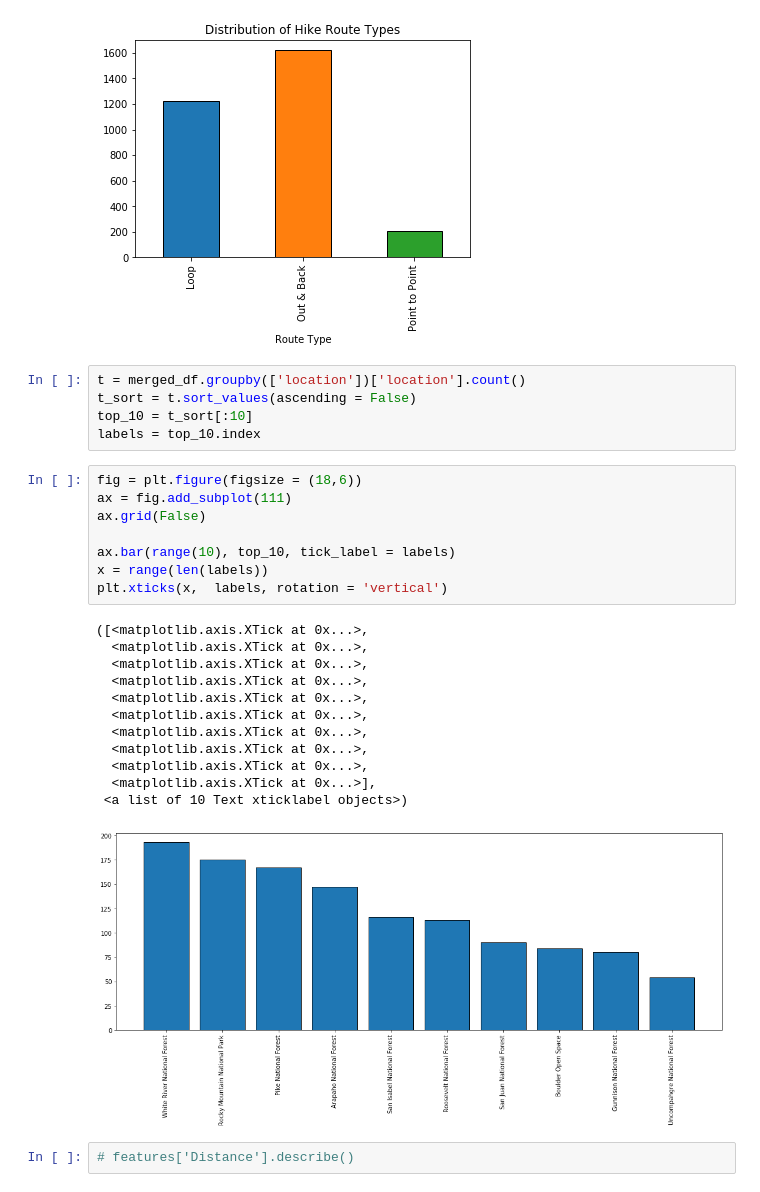
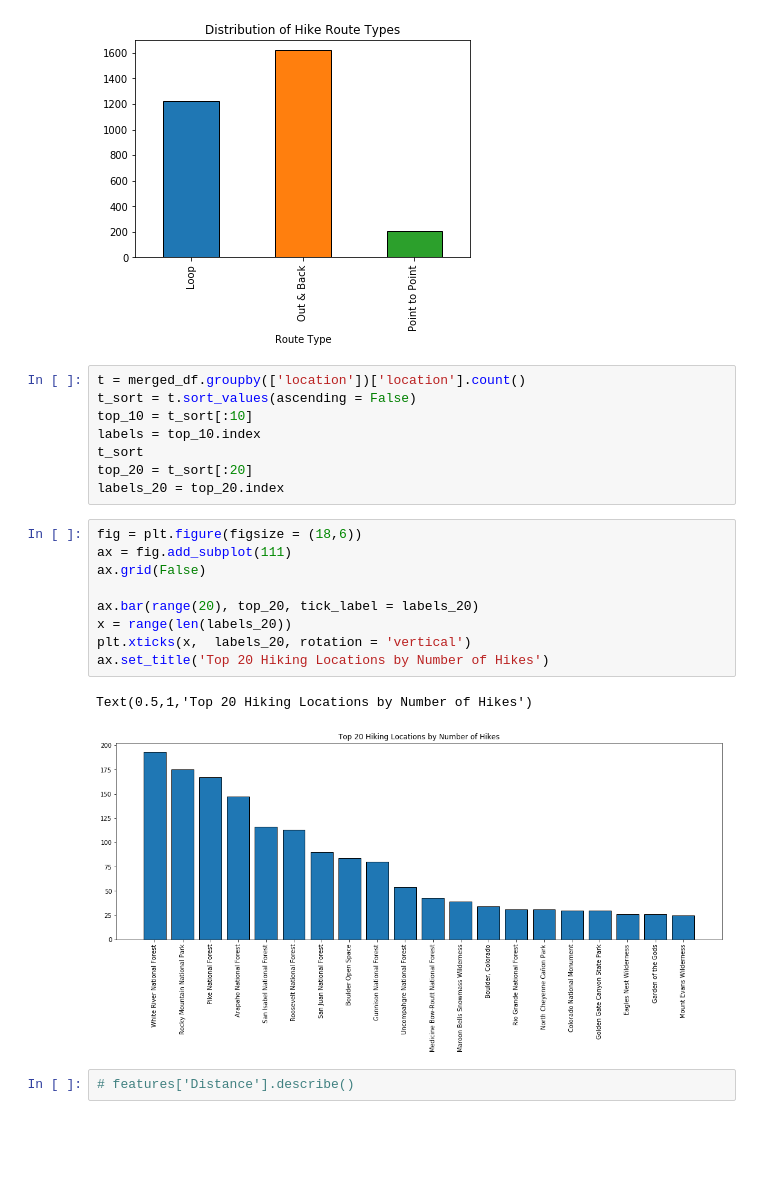
Before and after one commit to evanhosmer/Colorado-Hiking-Recommender, a Jupyter notebook: src/EDA.ipynb, the cells around one changed output. Cells and saved outputs as stored; diff of their text form; blank space fills up the shorter version.

```diff
--- a/src/EDA.ipynb
+++ b/src/EDA.ipynb
@@ -47,26 +47,20 @@ t = merged_df.groupby(['location'])['location'].count()
 t_sort = t.sort_values(ascending = False)
 top_10 = t_sort[:10]
 labels = top_10.index
+t_sort
+top_20 = t_sort[:20]
+labels_20 = top_20.index
 # %%
 fig = plt.figure(figsize = (18,6))
 ax = fig.add_subplot(111)
 ax.grid(False)
 
-ax.bar(range(10), top_10, tick_label = labels)
-x = range(len(labels))
-plt.xticks(x,  labels, rotation = 'vertical')
+ax.bar(range(20), top_20, tick_label = labels_20)
+x = range(len(labels_20))
+plt.xticks(x,  labels_20, rotation = 'vertical')
+ax.set_title('Top 20 Hiking Locations by Number of Hikes')
 # %% [output]
-([<matplotlib.axis.XTick at 0x...>,
-  <matplotlib.axis.XTick at 0x...>,
-  <matplotlib.axis.XTick at 0x...>,
-  <matplotlib.axis.XTick at 0x...>,
-  <matplotlib.axis.XTick at 0x...>,
-  <matplotlib.axis.XTick at 0x...>,
-  <matplotlib.axis.XTick at 0x...>,
-  <matplotlib.axis.XTick at 0x...>,
-  <matplotlib.axis.XTick at 0x...>,
-  <matplotlib.axis.XTick at 0x...>],
- <a list of 10 Text xticklabel objects>)
+Text(0.5,1,'Top 20 Hiking Locations by Number of Hikes')
-[figure, old version]
+[figure, new version]
 # %%
 # features['Distance'].describe()
```
Also changed, not shown: parts of 22 cells of this notebook, 13 other files.
